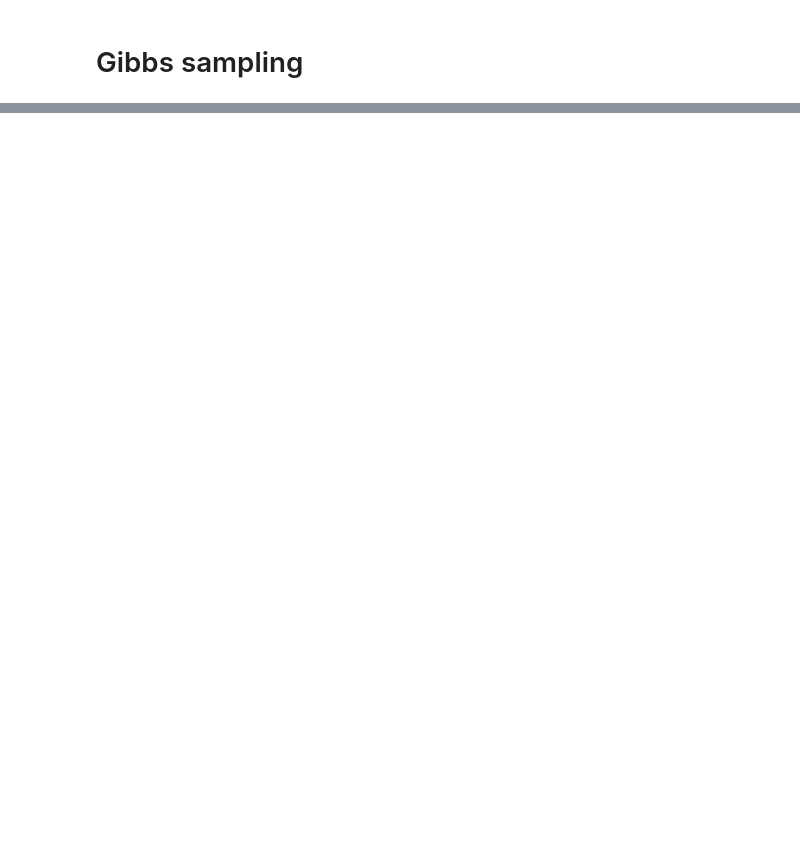
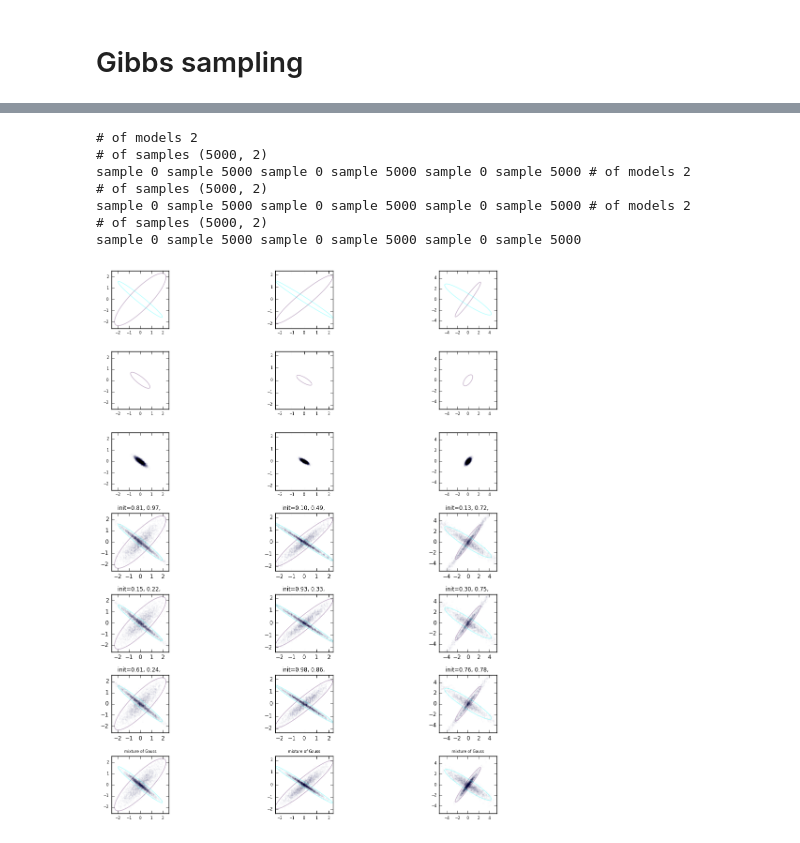
Before and after one commit to czhuang/ensample, a Jupyter notebook: gibbs_ensample.ipynb, the cells around one changed output, grey strips where cells are left out. Cells and saved outputs as stored; diff of their text form; code cells hidden in the pictures; blank space fills up the shorter version.

```diff
--- a/gibbs_ensample.ipynb
+++ b/gibbs_ensample.ipynb
@@ -315,0 +343,13 @@ run_gibbs_job(num_models=10)
+# %%
+ntrails = 3
+trial_models = [make_random_models(num_models=num_models, high_cov_prior=True) for i in range(ntrails)]
+trial_models = run_gibbs_job(trial_models=trial_models)
+# %% [output]
+# of models 2
+# of samples (5000, 2)
+sample 0 sample 5000 sample 0 sample 5000 sample 0 sample 5000 # of models 2
+# of samples (5000, 2)
+sample 0 sample 5000 sample 0 sample 5000 sample 0 sample 5000 # of models 2
+# of samples (5000, 2)
+sample 0 sample 5000 sample 0 sample 5000 sample 0 sample 5000
+[figure, added]
```
Also changed, not shown: parts of 15 cells of this notebook.
